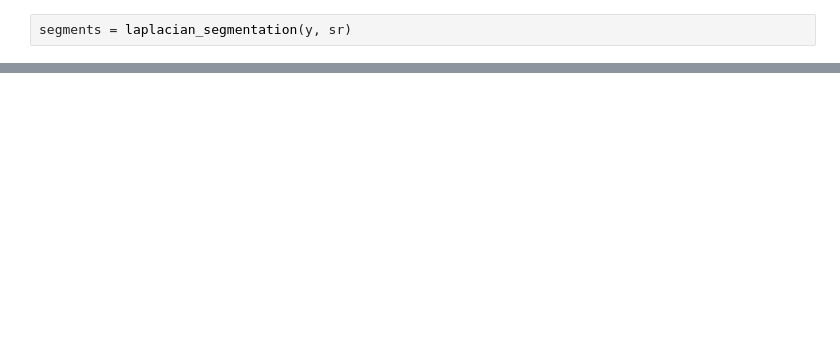
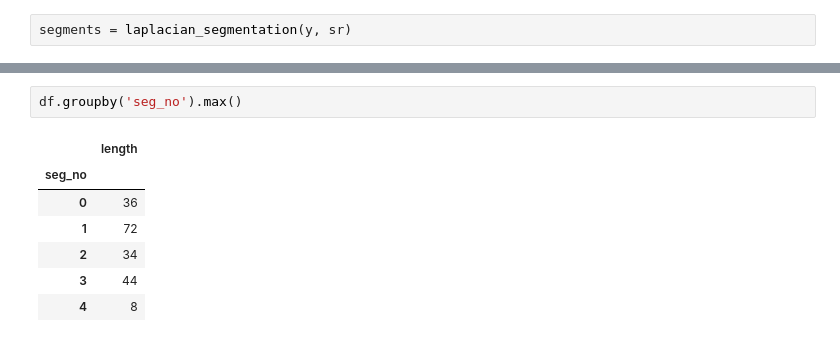
Before and after one commit to wvsharber/BeatMapSynthesizer, a Jupyter notebook: notebooks/Music_analysis.ipynb, the cells around one changed output, grey strips where cells are left out. Saved outputs shown, nothing was run; the diff lists cells and outputs as text; blank space fills up the shorter version.

```diff
--- a/Music_analysis.ipynb
+++ b/notebooks/Music_analysis.ipynb
@@ -625,0 +639,10 @@ laplacian_segmentation(y, sr)
+# %%
+df.groupby('seg_no').max()
+# %% [output]
+|  | length |
+| seg_no |  |
+| 0 | 36 |
+| 1 | 72 |
+| 2 | 34 |
+| 3 | 44 |
+| 4 | 8 |
```
Also changed, not shown: parts of 14 cells of this notebook, 16 other files.
